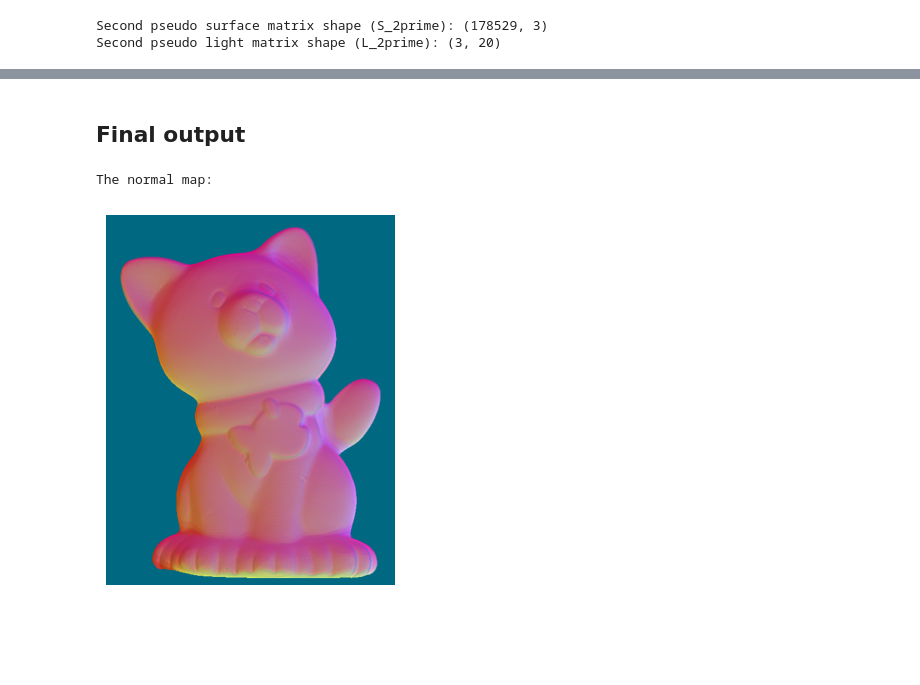
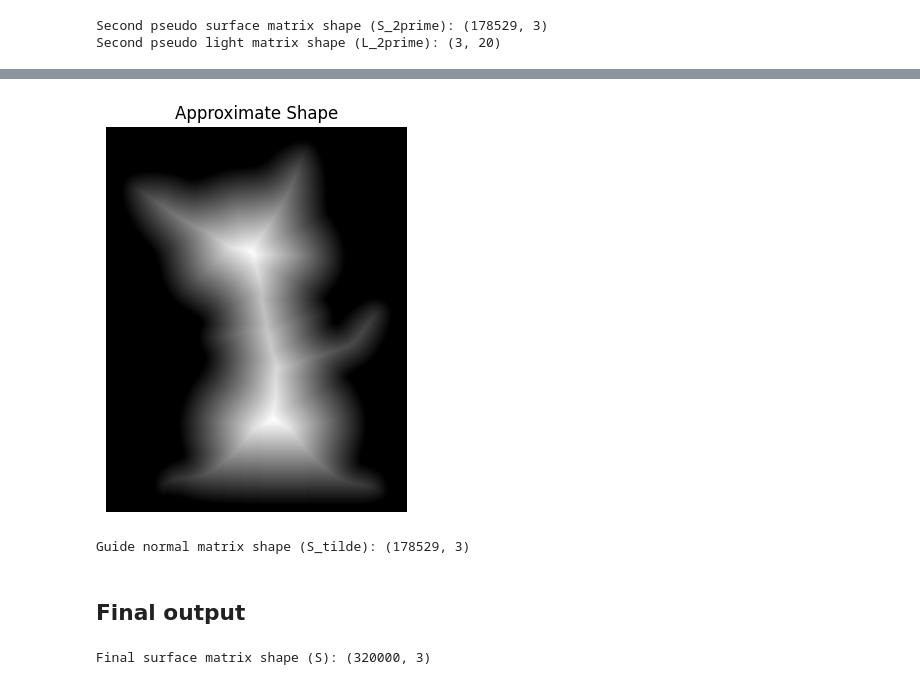
Before and after one commit to ClarysseArthur/VUB-CV-PhotometricStereo, a Jupyter notebook: Code/PhotometricStereo.ipynb, the cells around one changed output, grey strips where cells are left out. Saved outputs shown, nothing was run; the diff lists cells and outputs as text; code cells hidden in the pictures; blank space fills up the shorter version.

```diff
--- a/Code/PhotometricStereo.ipynb
+++ b/Code/PhotometricStereo.ipynb
@@ -268,0 +289,19 @@ The Guide Normal:
+# %%
+# visualize the approximate shape
+plt.figure(figsize=(5, 5))
+plt.imshow(approximate_shape, cmap='gray')
+plt.axis('off')
+
+# save the approximate shape
+plt.savefig("../Report/IMG/res-03-approximate-shape.png", bbox_inches="tight", pad_inches=0)
+
+plt.title('Approximate Shape')
+plt.show()
+# %% [output]
+[figure, added]
+# %%
+# compute the guide normal matrix (S_tilde) from the guide normal
+S_tilde = guide_normal.reshape(-1, 3)[albedo_mask_1D]
+print('Guide normal matrix shape (S_tilde):', S_tilde.shape)
+# %% [output]
+Guide normal matrix shape (S_tilde): (178529, 3)
@@ -295,11 +320,6 @@ S_r_normalized = S_r_normalized[:, :, [2, 1, 0]]  # from RGB to BGR
-# %%
-print(f'The normal map:')
-
-plt.imshow(S_r_normalized)
-# plt.title('Normal Map')
-plt.axis('off')
-
-plt.savefig("../Report/IMG/res-03-normalmap.png", bbox_inches="tight", pad_inches=0)
-# %% [output]
-The normal map:
-[figure, removed]
+# %%
+# recompute the full surface matrix using the light matrix and the original image matrix (see equation 4 in the paper)
+S = np.dot(I.T, np.linalg.pinv(L))
+print('Final surface matrix shape (S):', S.shape)
+# %% [output]
+Final surface matrix shape (S): (320000, 3)
```
Also changed, not shown: parts of 30 cells of this notebook.
